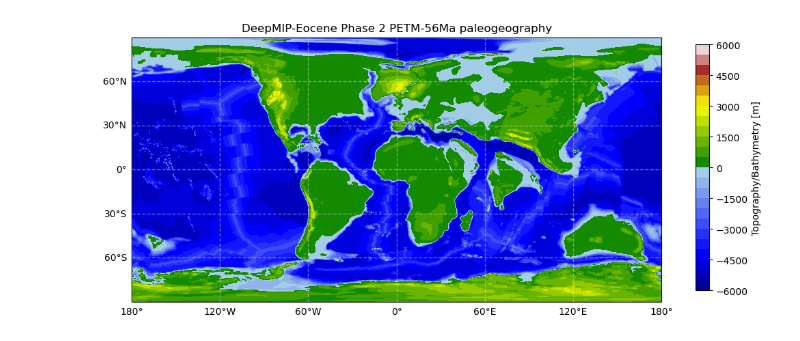
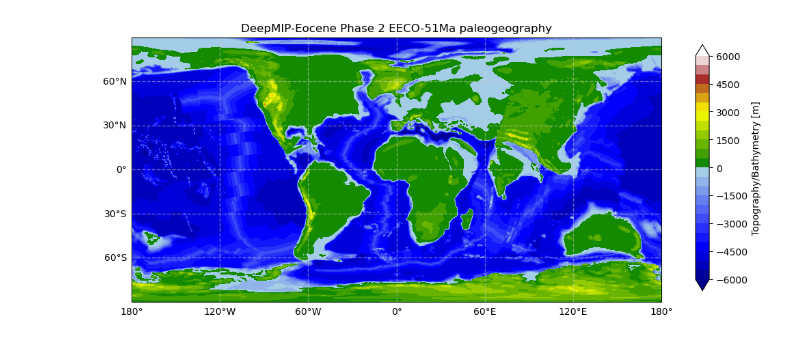
Before and after one commit to danlunt1976/DeepMIP-Eocene-p2, a Jupyter notebook: Exp Design plots.ipynb, the cells around one changed output. Cells and saved outputs as stored; diff of their text form; code cells hidden in the pictures.

```diff
--- a/Exp Design plots.ipynb
+++ b/Exp Design plots.ipynb
@@ -63,2 +69,8 @@ mylontopofin2, mylattopofin2, mytopofin2, mylontopofin2c, mytopofin2c = read_pal
     )
+# %%
+# READ IN THE FINAL FINAL FINAL DEEPMIP-P2 TOPOGRAPHY [FOR PAPER]
+
+mylontopofin3, mylattopofin3, mytopofin3, mylontopofin3c, mytopofin3c = read_paleogeog(
+    'paleogeography/deepmip2-eocene-paleogeography_20260624.nc','topo','lat','lon'
+    )
 # %%
@@ -101,5 +125,8 @@ plot_paleogeog(mylontopofin2, mylattopofin2, mytopofin2,'DeepMIP-Eocene Phase 2
+# %%
+# PLOT THE FINAL FINAL DEEPMIP-P2 TOPOGRAPHY [FOR PAPER]
+plot_paleogeog(mylontopofin3, mylattopofin3, mytopofin3,'DeepMIP-Eocene Phase 2 EECO-51Ma paleogeography','map_plot_deepmip-eocene-p2-final3_20260624',0)
+# %% [output]
+[figure, added]
 # %%
-# PLOT THE 56 Ma DEEPMIP-P2 TOPOGRAPHY [FOR PAPER]
-plot_paleogeog(mylontopo56, mylattopo56, mytopo56,'DeepMIP-Eocene Phase 2 PETM-56Ma paleogeography','map_plot_deepmip-eocene-p2-petm',0)
+# PLOT THE 56 Ma DEEPMIP-P2 TOPOGRAPHY
+plot_paleogeog(mylontopo56, mylattopo56, mytopo56,'DeepMIP-Eocene Phase 2 PETM-56Ma paleogeography','map_plot_deepmip-eocene-p2-petm_20260617',0)
-# %% [output]
-[figure, removed]
```
Also changed, not shown: parts of 24 cells of this notebook.
